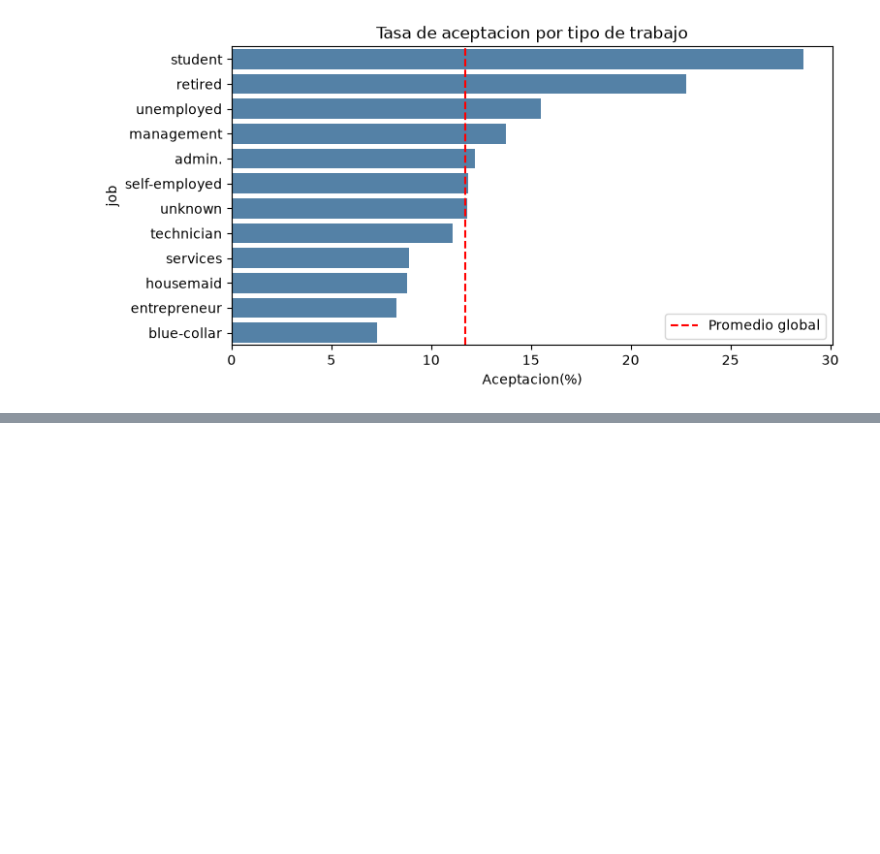
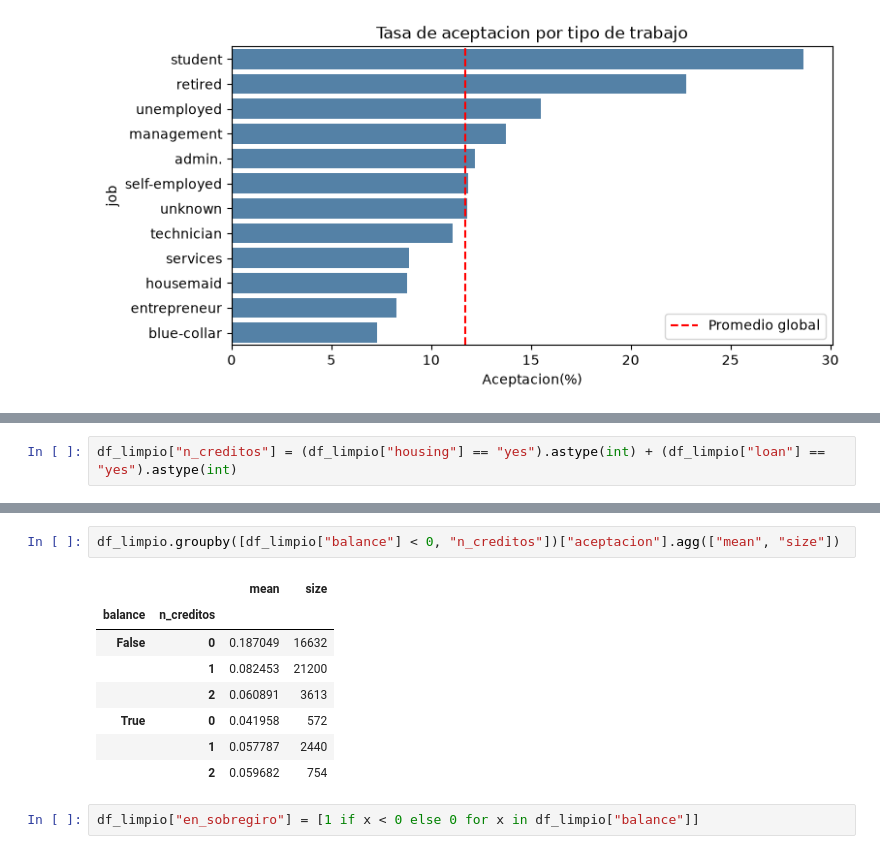
Before and after one commit to Darkesthj0399/LearningProject, a Jupyter notebook: notebooks/02_limpieza.ipynb, the cells around one changed output, grey strips where cells are left out. Saved outputs shown, nothing was run; the diff lists cells and outputs as text; blank space fills up the shorter version.

```diff
--- a/notebooks/02_limpieza.ipynb
+++ b/notebooks/02_limpieza.ipynb
@@ -221,0 +262,2 @@ plt.show()
+# %%
+df_limpio["n_creditos"] = (df_limpio["housing"] == "yes").astype(int) + (df_limpio["loan"] == "yes").astype(int)
@@ -221,0 +313,13 @@ plt.show()
+# %%
+df_limpio.groupby([df_limpio["balance"] < 0, "n_creditos"])["aceptacion"].agg(["mean", "size"])
+# %% [output]
+|  |  | mean | size |
+| balance | n_creditos |  |  |
+| False | 0 | 0.187049 | 16632 |
+|  | 1 | 0.082453 | 21200 |
+|  | 2 | 0.060891 | 3613 |
+| True | 0 | 0.041958 | 572 |
+|  | 1 | 0.057787 | 2440 |
+|  | 2 | 0.059682 | 754 |
+# %%
+df_limpio["en_sobregiro"] = [1 if x < 0 else 0 for x in df_limpio["balance"]]
```
Also changed, not shown: parts of 12 cells of this notebook.
